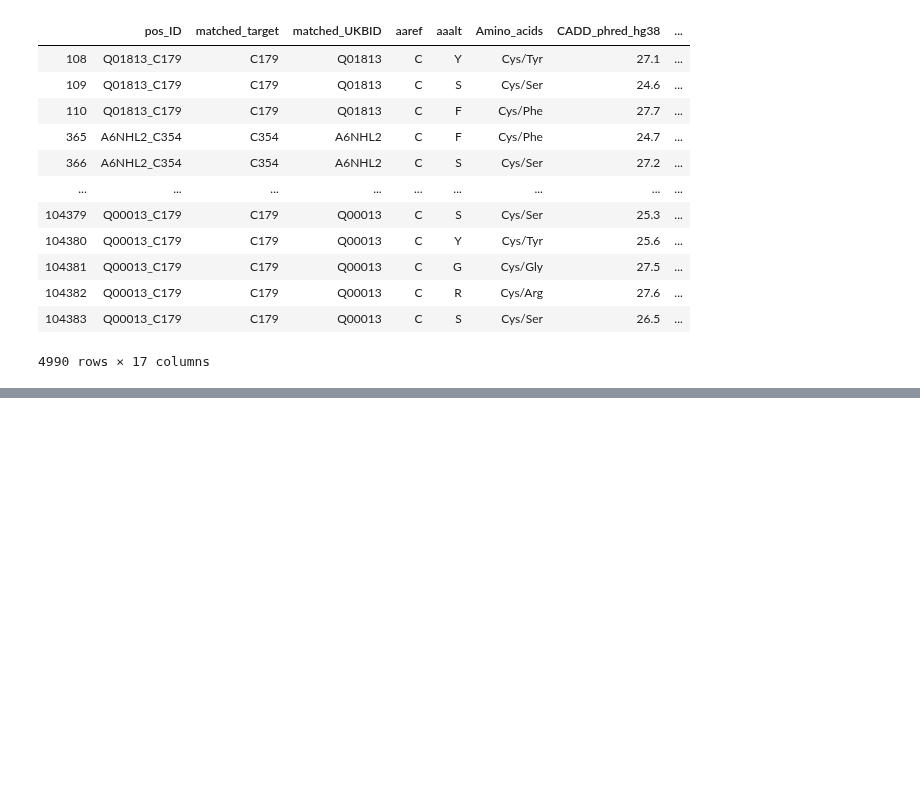
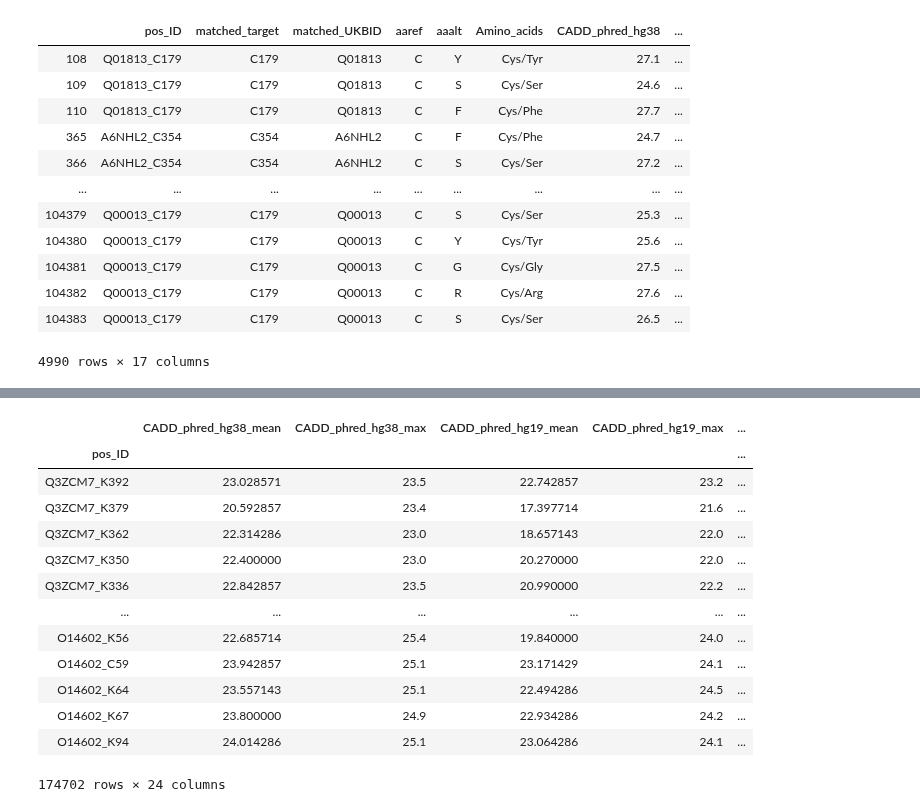
Before and after one commit to Mfpfox/MAPPING, a Jupyter notebook: Rfig_file_filter.ipynb, the cells around one changed output, grey strips where cells are left out. Saved outputs shown, nothing was run; the diff lists cells and outputs as text; code cells hidden in the pictures; blank space fills up the shorter version.

```diff
--- a/Rfig_file_filter.ipynb
+++ b/Rfig_file_filter.ipynb
@@ -1156,0 +666,10 @@ react_cys_simple.shape
+# %%
+notdet = notdet2[['pos_id19', 'pos_id38', 'pos_ID', 'matched_UKBID', 'matched_aapos',
+       'matched_index', 'Ensembl_transcriptid', 'Amino_acids', 'aaref',
+       'aaalt', 'CADD_phred_hg38', 'CADD_phred_hg19', 'CADDdiff_38minus19','M-CAP_score', 'M-CAP_rankscore',
+       'M-CAP_pred', 'REVEL_score','REVEL_rankscore',
+       'MPC_score', 'MPC_rankscore', 'PrimateAI_score',
+       'PrimateAI_rankscore','PrimateAI_pred', 'DANN_score', 'DANN_rankscore',
+       'fathmm-MKL_coding_score', 'fathmm-MKL_coding_rankscore',
+       'fathmm-MKL_coding_pred', 'fathmm-MKL_coding_group','RawScore_hg19',
+        'PHRED_hg19', 'CADD38_raw','CADD38_raw_rankscore', 'CADD38_phred']].copy()
@@ -1156,0 +770,31 @@ react_cys_simple.shape
+# %%
+rtest1 = add_maxmean_col(rnot, 'CADD_phred_hg38')
+rtest2 = add_maxmean_col(rnot, 'CADD_phred_hg19')
+rtest3 = add_maxmean_col(rnot, 'M-CAP_score')
+rtest4 = add_maxmean_col(rnot, 'REVEL_score')
+rtest5 = add_maxmean_col(rnot, 'MPC_score')
+rtest6 = add_maxmean_col(rnot, 'PrimateAI_score')
+rtest7 = add_maxmean_col(rnot, 'DANN_score')
+rtest8 = add_maxmean_col(rnot, 'fathmm-MKL_coding_score')
+rtest9 = add_maxmean_col(rnot, 'RawScore_hg19')
+rtest10 = add_maxmean_col(rnot, 'PHRED_hg19')
+rtest11 = add_maxmean_col(rnot, 'CADD38_raw')
+rtest12 = add_maxmean_col(rnot, 'CADD38_phred')
+resultnot = pd.concat([rtest1,rtest2,rtest3,rtest4,rtest5,
+                    rtest6,rtest7,rtest8,rtest9,rtest10,rtest11,rtest12], axis=1)
+resultnot
+# %% [output]
+|  | CADD_phred_hg38_mean | CADD_phred_hg38_max | CADD_phred_hg19_mean | CADD_phred_hg19_max | ... |
+| pos_ID |  |  |  |  | ... |
+| Q3ZCM7_K392 | 23.028571 | 23.5 | 22.742857 | 23.2 | ... |
+| Q3ZCM7_K379 | 20.592857 | 23.4 | 17.397714 | 21.6 | ... |
+| Q3ZCM7_K362 | 22.314286 | 23.0 | 18.657143 | 22.0 | ... |
+| Q3ZCM7_K350 | 22.400000 | 23.0 | 20.270000 | 22.0 | ... |
+| Q3ZCM7_K336 | 22.842857 | 23.5 | 20.990000 | 22.2 | ... |
+| ... | ... | ... | ... | ... | ... |
+| O14602_K56 | 22.685714 | 25.4 | 19.840000 | 24.0 | ... |
+| O14602_C59 | 23.942857 | 25.1 | 23.171429 | 24.1 | ... |
+| O14602_K64 | 23.557143 | 25.1 | 22.494286 | 24.5 | ... |
+| O14602_K67 | 23.800000 | 24.9 | 22.934286 | 24.2 | ... |
+| O14602_K94 | 24.014286 | 25.1 | 23.064286 | 24.1 | ... |
+174702 rows × 24 columns
```
Also changed, not shown: parts of 95 cells of this notebook.
